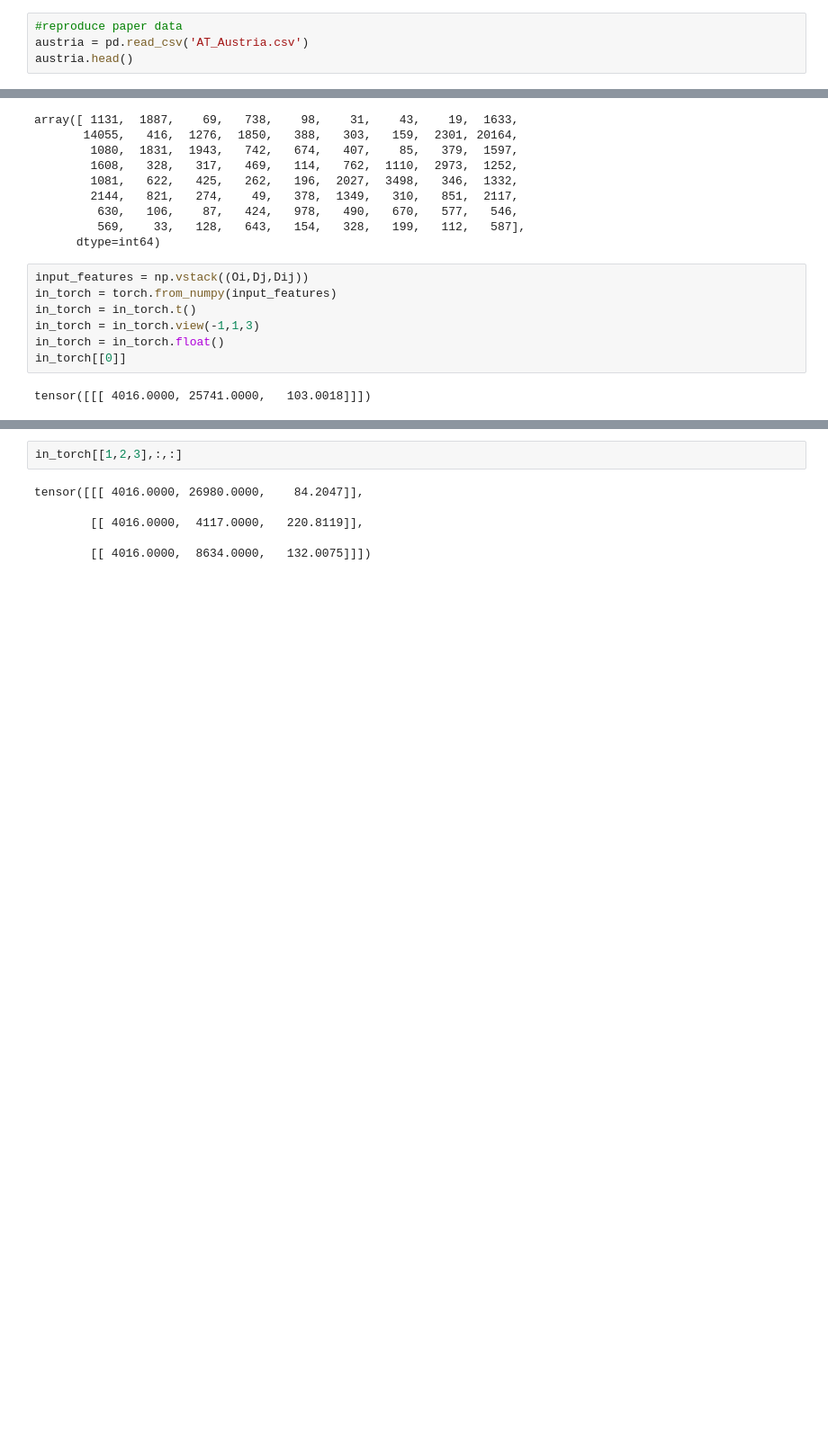
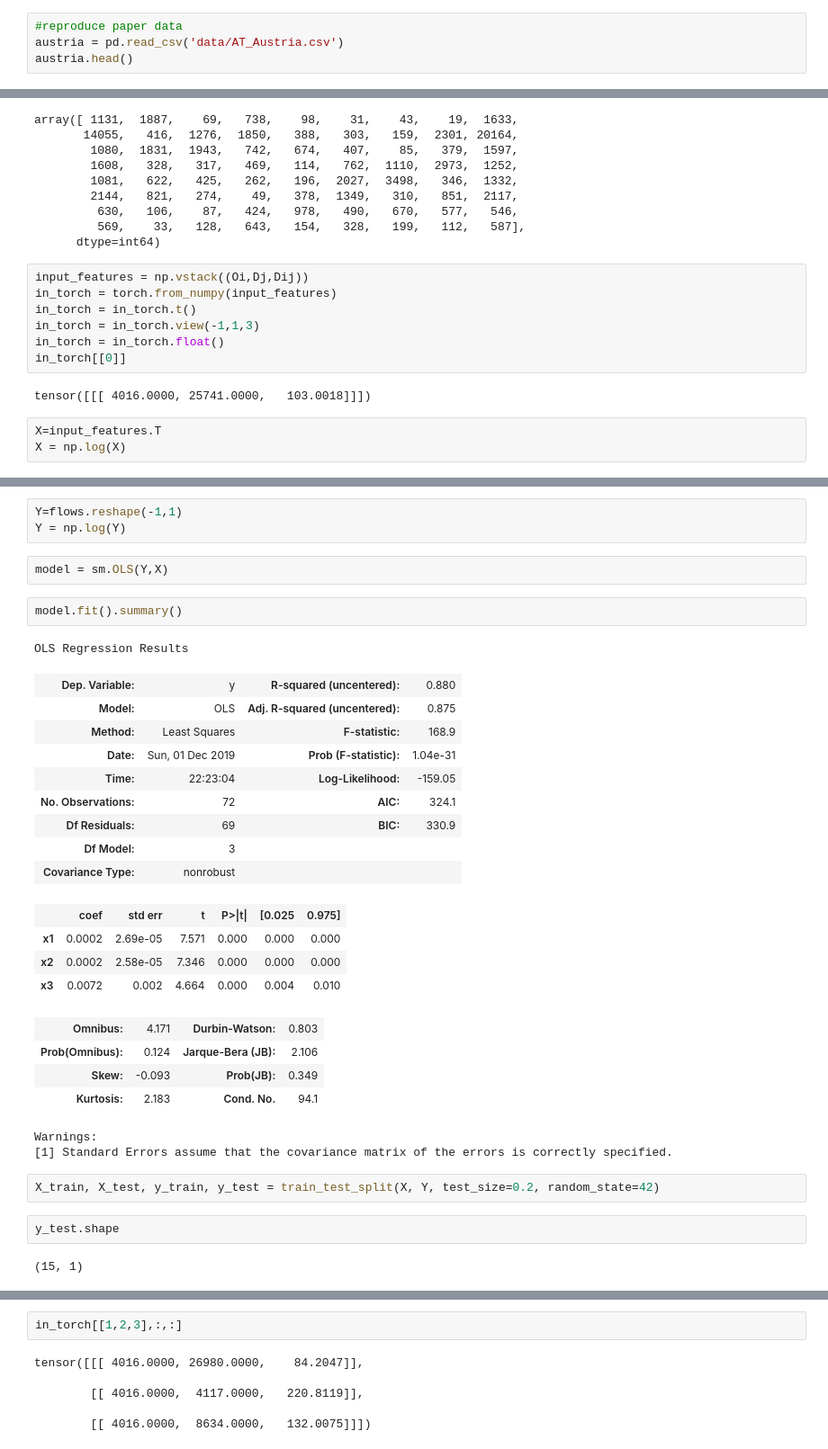
Before and after one commit to leonardzh/zheng_MnM4SDS_project, a Jupyter notebook: austria_NNSI.ipynb, the cells around one changed output, grey strips where cells are left out. Shown at 90% size. Drawn from its saved outputs; the diff is of its cells as text; blank space fills up the shorter version.

Commit message:
apply to Austria data but nonsense

```diff
--- a/austria_NNSI.ipynb
+++ b/austria_NNSI.ipynb
@@ -22,6 +21,6 @@ import rasterio as rio
 # %%
 #reproduce paper data
-austria = pd.read_csv('AT_Austria.csv')
+austria = pd.read_csv('data/AT_Austria.csv')
 austria.head()
 # %% [output]
 |  | Origin | Destination | Data | Oi | Dj | Dij | Offset | beta | OrigAT11 | OrigAT12 | ... |
@@ -131,3 +136,6 @@ in_torch = in_torch.float()
 in_torch[[0]]
 # %% [output]
 tensor([[[ 4016.0000, 25741.0000,   103.0018]]])
+# %%
+X=input_features.T
+X = np.log(X)
@@ -133,0 +160,34 @@ tensor([[[ 4016.0000, 25741.0000,   103.0018]]])
+# %%
+Y=flows.reshape(-1,1)
+Y = np.log(Y)
+# %%
+model = sm.OLS(Y,X)
+# %%
+model.fit().summary()
+# %% [output]
+OLS Regression Results
+| Dep. Variable: | y | R-squared (uncentered): | 0.880 |
+| Model: | OLS | Adj. R-squared (uncentered): | 0.875 |
+| Method: | Least Squares | F-statistic: | 168.9 |
+| Date: | Sun, 01 Dec 2019 | Prob (F-statistic): | 1.04e-31 |
+| Time: | 22:23:04 | Log-Likelihood: | -159.05 |
+| No. Observations: | 72 | AIC: | 324.1 |
+| Df Residuals: | 69 | BIC: | 330.9 |
+| Df Model: | 3 |  |  |
+| Covariance Type: | nonrobust |  |  |
+|  | coef | std err | t | P>|t| | [0.025 | 0.975] |
+| x1 | 0.0002 | 2.69e-05 | 7.571 | 0.000 | 0.000 | 0.000 |
+| x2 | 0.0002 | 2.58e-05 | 7.346 | 0.000 | 0.000 | 0.000 |
+| x3 | 0.0072 | 0.002 | 4.664 | 0.000 | 0.004 | 0.010 |
+| Omnibus: | 4.171 | Durbin-Watson: | 0.803 |
+| Prob(Omnibus): | 0.124 | Jarque-Bera (JB): | 2.106 |
+| Skew: | -0.093 | Prob(JB): | 0.349 |
+| Kurtosis: | 2.183 | Cond. No. | 94.1 |
+Warnings:
+[1] Standard Errors assume that the covariance matrix of the errors is correctly specified.
+# %%
+X_train, X_test, y_train, y_test = train_test_split(X, Y, test_size=0.2, random_state=42)
+# %%
+y_test.shape
+# %% [output]
+(15, 1)
```
Also changed, not shown: parts of 14 cells of this notebook, 5 other files.
